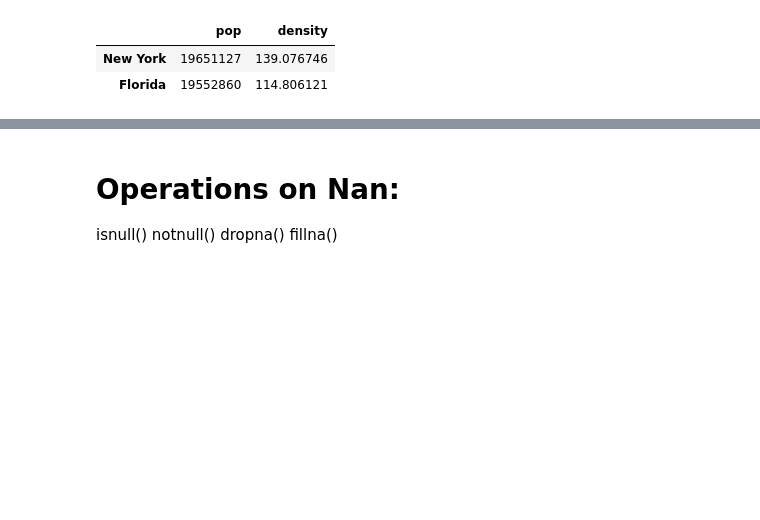
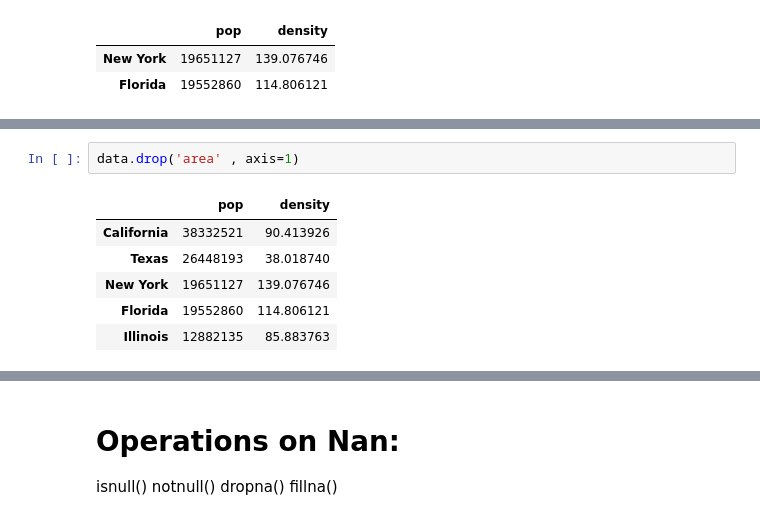
Before and after one commit to ReyhaneTaj/Data-prepation, a Jupyter notebook: Introductory to Python, Numpy, Pandas.ipynb, the cells around one changed output, grey strips where cells are left out. Saved outputs shown, nothing was run; the diff lists cells and outputs as text; blank space fills up the shorter version.

```diff
--- a/Introductory to Python, Numpy, Pandas.ipynb
+++ b/Introductory to Python, Numpy, Pandas.ipynb
@@ -1148,0 +1600,9 @@ data.loc[data.density > 100, ['pop', 'density']]
+# %%
+data.drop('area' , axis=1)
+# %% [output]
+|  | pop | density |
+| California | 38332521 | 90.413926 |
+| Texas | 26448193 | 38.018740 |
+| New York | 19651127 | 139.076746 |
+| Florida | 19552860 | 114.806121 |
+| Illinois | 12882135 | 85.883763 |
```
Also changed, not shown: parts of 201 cells of this notebook.
